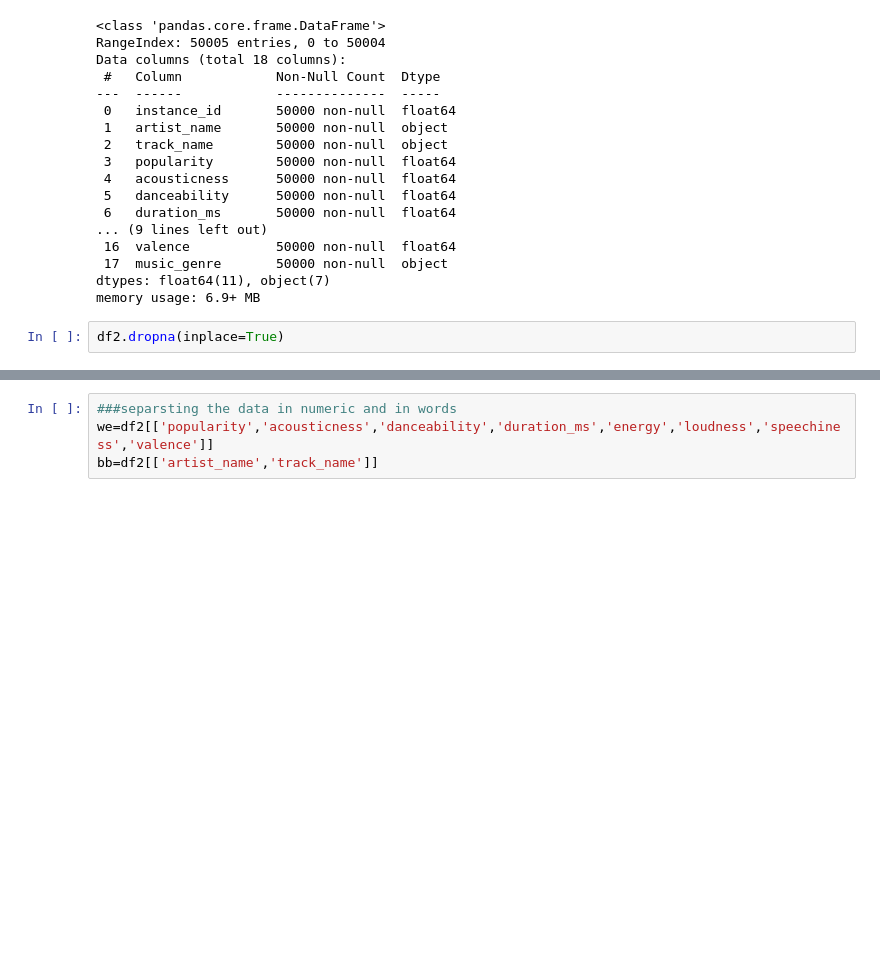
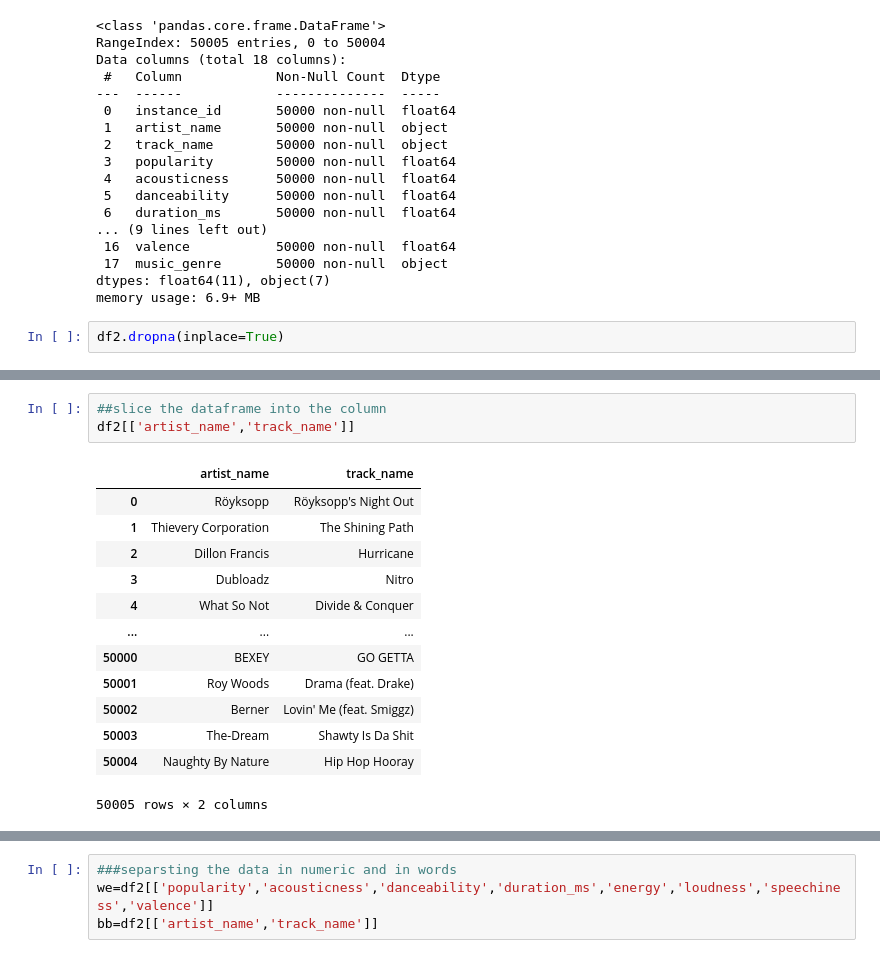
Before and after one commit to Harman16-jpg/datasetml, a Jupyter notebook: Untitled0.ipynb, the cells around one changed output, grey strips where cells are left out. Drawn from its saved outputs; the diff is of its cells as text; blank space fills up the shorter version.

```diff
--- a/Untitled0.ipynb
+++ b/Untitled0.ipynb
@@ -1435,0 +1509,17 @@ df2.describe()
+# %%
+##slice the dataframe into the column
+df2[['artist_name','track_name']]
+# %% [output]
+|  | artist_name | track_name |
+| 0 | Röyksopp | Röyksopp's Night Out |
+| 1 | Thievery Corporation | The Shining Path |
+| 2 | Dillon Francis | Hurricane |
+| 3 | Dubloadz | Nitro |
+| 4 | What So Not | Divide & Conquer |
+| ... | ... | ... |
+| 50000 | BEXEY | GO GETTA |
+| 50001 | Roy Woods | Drama (feat. Drake) |
+| 50002 | Berner | Lovin' Me (feat. Smiggz) |
+| 50003 | The-Dream | Shawty Is Da Shit |
+| 50004 | Naughty By Nature | Hip Hop Hooray |
+50005 rows × 2 columns
```
Also changed, not shown: parts of 17 cells of this notebook.
